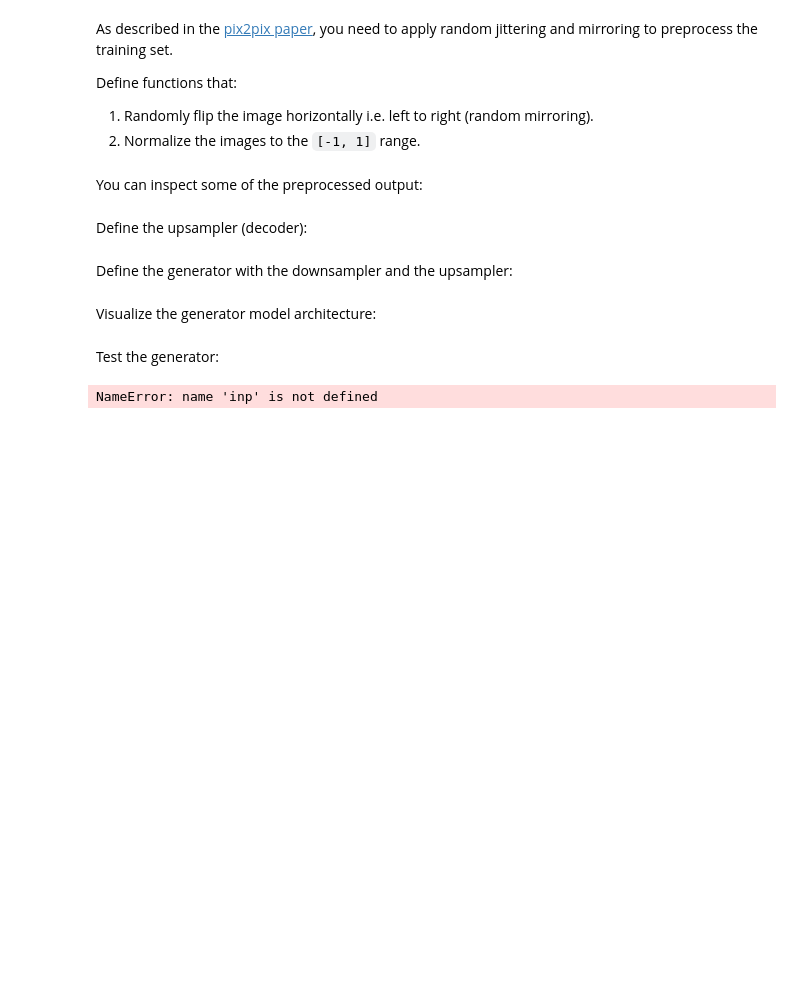
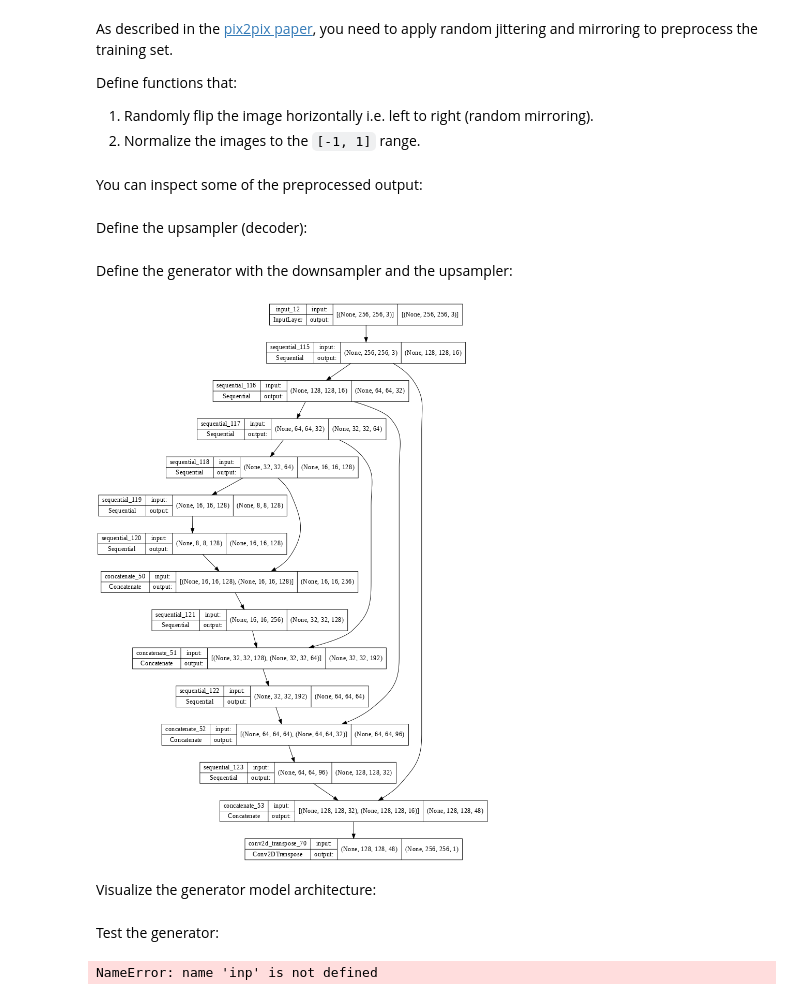
Before and after one commit to cbojechko/Image_Prediction, a Jupyter notebook: DeepLearningTools/3chan_nifti_GAN.ipynb, the cells around one changed output. Saved outputs shown, nothing was run; the diff lists cells and outputs as text; code cells hidden in the pictures; blank space fills up the shorter version.

Commit message:
Make the model more generalizable, can vary the scaling of layers

```diff
--- a/DeepLearningTools/3chan_nifti_GAN.ipynb
+++ b/DeepLearningTools/3chan_nifti_GAN.ipynb
@@ -248,3 +262,6 @@ len(train_dataset)
+# %%
+len(train_dataset)
+x, y = next(iter(data_generators['train'].data_set))
 # %%
 # Load all data into memory
 #fold1_data = load_data(fold1, tf.estimator.ModeKeys.TRAIN, '/content/drive/My Drive/train/nifti/fold1')
@@ -449,30 +466,31 @@ Define the generator with the downsampler and the upsampler:
 # %%
 def Generator():
   inputs = tf.keras.layers.Input(shape=[256, 256, 3])
-
+  scale = 4
+  size = 3 #4
   down_stack = [
-    downsample(64, 4, apply_batchnorm=False),  # (batch_size, 128, 128, 64)
-    downsample(128, 4),  # (batch_size, 64, 64, 128)
-    downsample(256, 4),  # (batch_size, 32, 32, 256)
-    downsample(512, 4),  # (batch_size, 16, 16, 512)
-    downsample(512, 4),  # (batch_size, 8, 8, 512)
-    downsample(512, 4),  # (batch_size, 4, 4, 512)
-    downsample(512, 4),  # (batch_size, 2, 2, 512)
-    downsample(512, 4),  # (batch_size, 1, 1, 512)
+    downsample(64//scale, size, apply_batchnorm=False),  # (batch_size, 128, 128, 64)
+    downsample(128//scale, size),  # (batch_size, 64, 64, 128)
+    downsample(256//scale, size),  # (batch_size, 32, 32, 256)
+    downsample(512//scale, size),  # (batch_size, 16, 16, 512)
+    downsample(512//scale, size),  # (batch_size, 8, 8, 512)
+    # downsample(512//scale, 4),  # (batch_size, 4, 4, 512)
+    # downsample(512, 4),  # (batch_size, 2, 2, 512)
+    # downsample(512, 4),  # (batch_size, 1, 1, 512)
   ]
 
   up_stack = [
-    upsample(512, 4, apply_dropout=True),  # (batch_size, 2, 2, 1024)
-    upsample(512, 4, apply_dropout=True),  # (batch_size, 4, 4, 1024)
-    upsample(512, 4, apply_dropout=True),  # (batch_size, 8, 8, 1024)
-    upsample(512, 4),  # (batch_size, 16, 16, 1024)
-    upsample(256, 4),  # (batch_size, 32, 32, 512)
-    upsample(128, 4),  # (batch_size, 64, 64, 256)
-    upsample(64, 4),  # (batch_size, 128, 128, 128)
+    # upsample(512//scale, 4, apply_dropout=True),  # (batch_size, 2, 2, 1024)
+    # upsample(512, 4, apply_dropout=True),  # (batch_size, 4, 4, 1024)
+    upsample(512//scale, size, apply_dropout=False),  # (batch_size, 8, 8, 1024)
+    upsample(512//scale, size),  # (batch_size, 16, 16, 1024)
+    upsample(256//scale, size),  # (batch_size, 32, 32, 512)
+    upsample(128//scale, size),  # (batch_size, 64, 64, 256)
+    upsample(64, size),  # (batch_size, 128, 128, 128)
   ]
 
   initializer = tf.random_normal_initializer(0., 0.02)
-  last = tf.keras.layers.Conv2DTranspose(OUTPUT_CHANNELS, 4,
+  last = tf.keras.layers.Conv2DTranspose(OUTPUT_CHANNELS, size,
                                          strides=2,
                                          padding='same',
                                          kernel_initializer=initializer,
@@ -496,6 +514,11 @@ def Generator():
   x = last(x)
 
   return tf.keras.Model(inputs=inputs, outputs=x)
+# %%
+generator = Generator()
+tf.keras.utils.plot_model(generator, show_shapes=True, dpi=64)
+# %% [output]
+[figure, added]
 # %% [markdown]
 Visualize the generator model architecture:
 # %%
```
Also changed, not shown: parts of 5 cells of this notebook.
